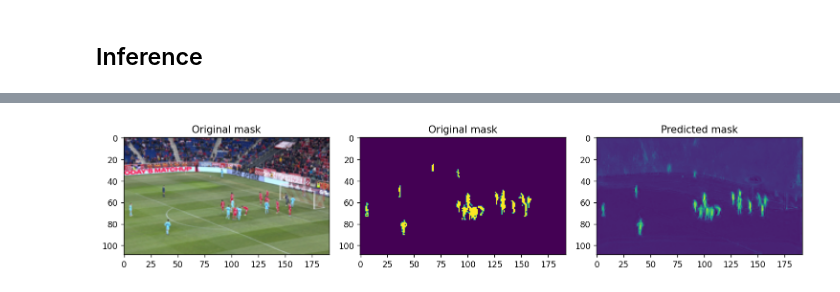
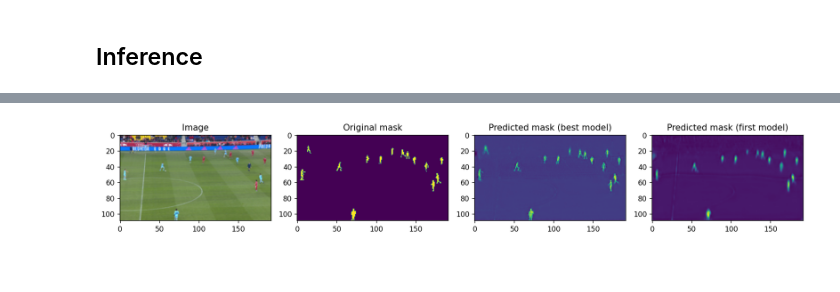
Before and after one commit to facupalavecino/torch-lightning-playground, a Jupyter notebook: notebooks/baseline-model.ipynb, the cells around one changed output, grey strips where cells are left out. Saved outputs shown, nothing was run; the diff lists cells and outputs as text; code cells hidden in the pictures.

```diff
--- a/notebooks/baseline-model.ipynb
+++ b/notebooks/baseline-model.ipynb
@@ -80,8 +98,8 @@ test_dataset = SegmentationDataset(
 # %%
 from torch.utils.data import DataLoader
 
-BATCH_SIZE = 16
+BATCH_SIZE = 8
 
-train_loader = DataLoader(train_dataset, batch_size=BATCH_SIZE, shuffle=True, drop_last=False, num_workers=4, pin_memory=True)
-val_loader = DataLoader(val_dataset, batch_size=BATCH_SIZE, shuffle=False, drop_last=False, num_workers=4, pin_memory=True)
-test_loader = DataLoader(test_dataset, batch_size=BATCH_SIZE, shuffle=False, drop_last=False, num_workers=4, pin_memory=True)
+train_loader = DataLoader(train_dataset, batch_size=BATCH_SIZE, shuffle=True, drop_last=False, num_workers=4, pin_memory=True, persistent_workers=True)
+val_loader = DataLoader(val_dataset, batch_size=BATCH_SIZE, shuffle=False, drop_last=False, num_workers=4, pin_memory=True, persistent_workers=True)
+test_loader = DataLoader(test_dataset, batch_size=BATCH_SIZE, shuffle=False, drop_last=False, num_workers=4, pin_memory=True, persistent_workers=True)
@@ -224,25 +332,35 @@ loaded_model = mlflow.pytorch.load_model(model_uri)
+# %%
+best_model = LitSegmenter.load_from_checkpoint(checkpoint_callback.best_model_path, map_location=torch.device("cpu"))
+# %%
+path_to_first_model = "C:\\Users\\facun\\Desktop\\DEV\\torch-lightning-playground\\checkpoints\\lightning_logs\\version_3\\checkpoints\\epoch=5-step=306.ckpt"
+
+first_model = LitSegmenter.load_from_checkpoint(path_to_first_model, map_location=torch.device("cpu"))
 # %%
 import numpy as np
 import matplotlib.pyplot as plt
+# %%
+X = test_dataset[int(np.random.random()*len(test_dataset))]
+
+image = X[0].unsqueeze(0)
+
+with torch.inference_mode():
+    y_pred = best_model(image)
+    y_pred_first = first_model(image)
 # %%
-X = test_dataset[int(np.random.random()*len(test_dataset))]
+fig, axs = plt.subplots(nrows=1, ncols=4, figsize=(14, 8), dpi=125)
 
-image = X[0].unsqueeze(0)
-
-with torch.inference_mode():
-    y_pred = loaded_model(image)
-
-fig, axs = plt.subplots(nrows=1, ncols=3, figsize=(12, 8), dpi=125)
-
-axs[0].set_title("Original mask")
+axs[0].set_title("Image")
 axs[0].imshow(X[0].permute(1, 2, 0))
 
 axs[1].set_title("Original mask")
 axs[1].imshow(X[1].permute(1, 2, 0))
 
-axs[2].set_title("Predicted mask")
+axs[2].set_title("Predicted mask (best model)")
 axs[2].imshow(y_pred.squeeze(0).permute(1, 2, 0))
 
+axs[3].set_title("Predicted mask (first model)")
+axs[3].imshow(y_pred_first.squeeze(0).permute(1, 2, 0))
+
 plt.tight_layout()
 # %% [output]
-[figure, old version]
+[figure, new version]
```
Also changed, not shown: parts of 16 cells of this notebook, 5 other files.
